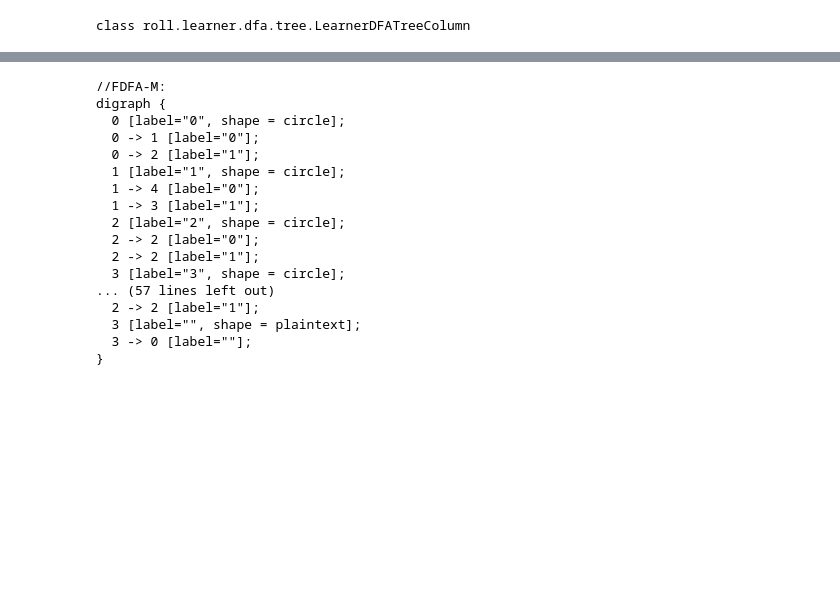
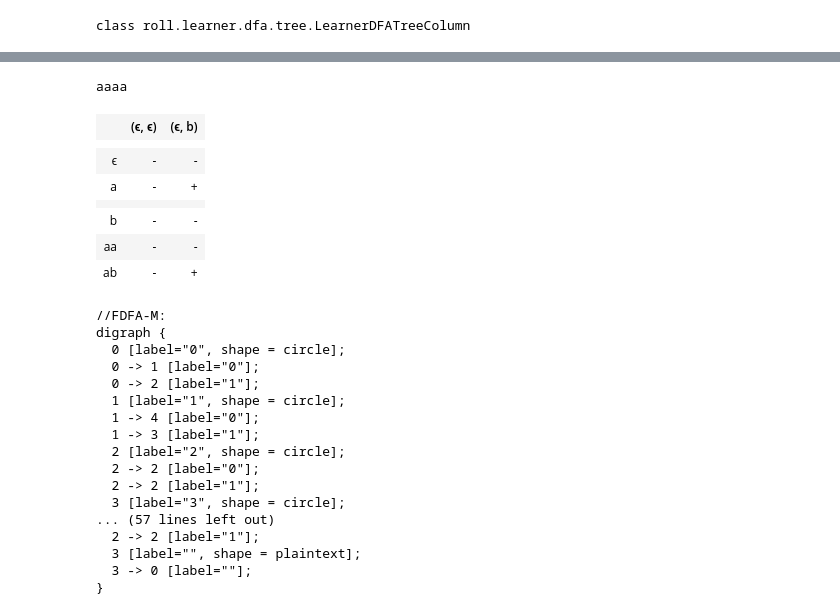
Before and after one commit to ljlin/roll-library, a Jupyter notebook: DFALearning.ipynb, the cells around one changed output, grey strips where cells are left out. Saved outputs shown, nothing was run; the diff lists cells and outputs as text; code cells hidden in the pictures; blank space fills up the shorter version.

```diff
--- a/DFALearning.ipynb
+++ b/DFALearning.ipynb
@@ -164,5 +185,6 @@ table1 = new TableDisplay(mapList)
 # %%
 HTML("""
+<p>aaaa </p>
 <table border="1" cellspacing="0" bordercolor="#000000"  style="border-collapse:collapse;">
   <tr>
     <th></th>
@@ -175,33 +197,43 @@ HTML("""
   <tr>
     <td>ϵ</td>
     <td>-</td>
     <td>-</td>
   </tr>
     <tr>
     <td>a</td>
     <td>-</td>
     <td>+</td>
     </tr>
     <tr>
   <th colspan="3" bgcolor="gray"></th>
 </tr>
         <tr>
     <td>b</td>
     <td>-</td>
     <td>-</td>
     </tr>
         <tr>
     <td>aa</td>
     <td>-</td>
     <td>-</td>
     </tr>
         <tr>
     <td>ab</td>
     <td>-</td>
     <td>+</td>
     </tr>
 </table>
 """)
+# %% [output]
+aaaa
+|  | (ϵ, ϵ) | (ϵ, b) |
+|  |  |  |
+| ϵ | - | - |
+| a | - | + |
+|  |  |  |
+| b | - | - |
+| aa | - | - |
+| ab | - | + |
 # %%
 Learner.getLearnerFDFA().getHypothesis()
 # %% [output]
```
Also changed, not shown: parts of 19 cells of this notebook, 9 other files.
